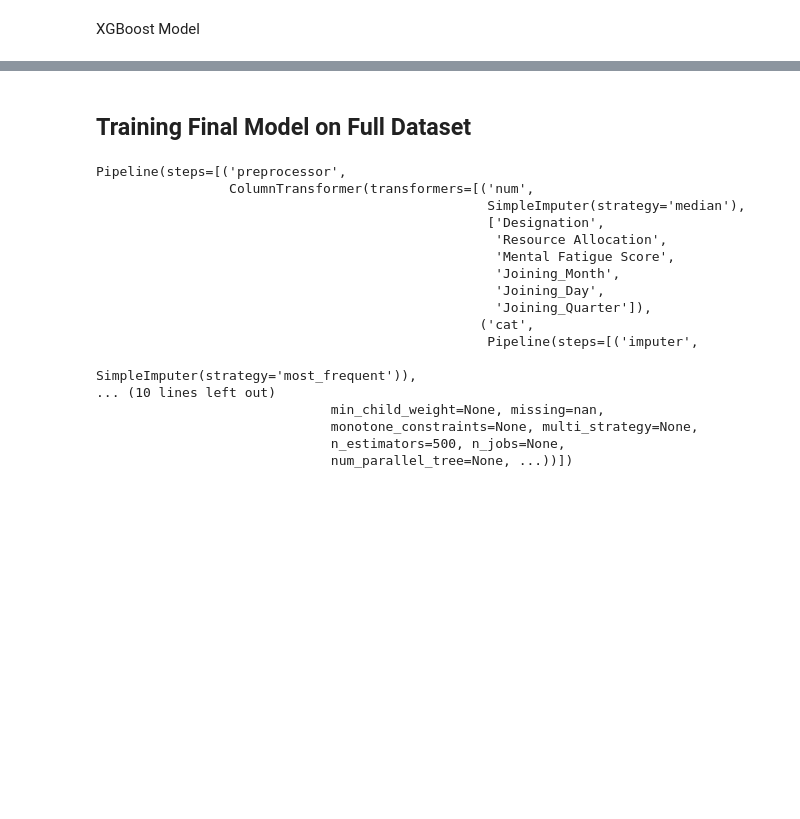
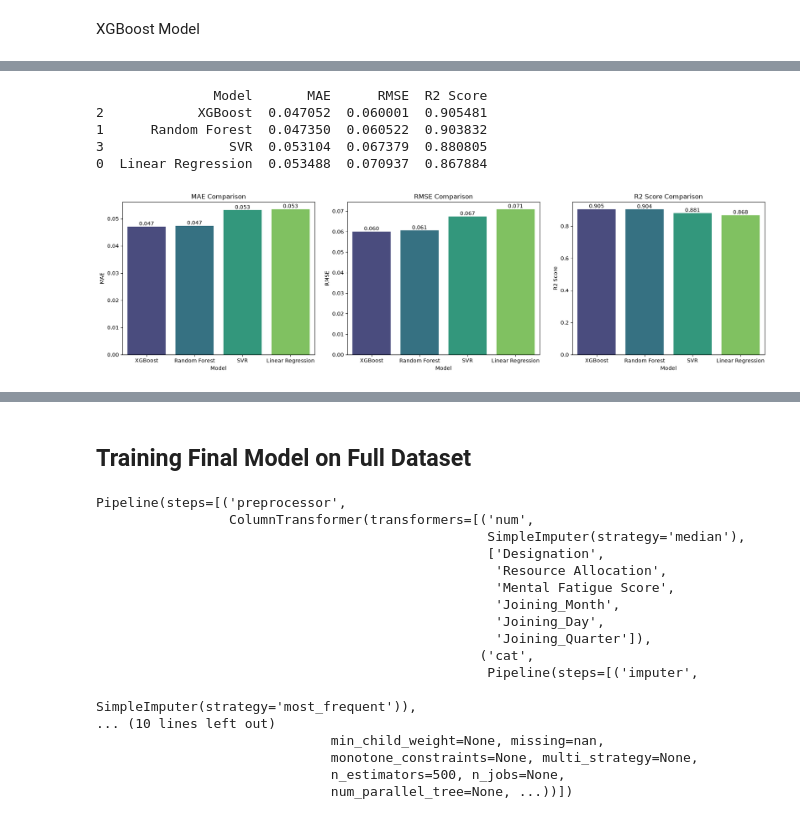
Before and after one commit to graceobonyo/Employee-Burn-out-Rate-Prediction, a Jupyter notebook: Burnoutrateanalysis.ipynb, the cells around one changed output, grey strips where cells are left out. Drawn from its saved outputs; the diff is of its cells as text; code cells hidden in the pictures; blank space fills up the shorter version.

```diff
--- a/Burnoutrateanalysis.ipynb
+++ b/Burnoutrateanalysis.ipynb
@@ -430,0 +681,65 @@ R2: 0.9023240211456011
+# %%
+# Evaluating the tuned models and compare their performance
+results = pd.DataFrame({
+    'Model': [
+        'Linear Regression',
+        'Random Forest',
+        'XGBoost',
+        'SVR'
+    ],
+    'MAE': [
+        mean_absolute_error(y_val, lr_preds),
+        mean_absolute_error(y_val, rf_preds),
+        mean_absolute_error(y_val, xgb_preds),
+        mean_absolute_error(y_val, svr_preds)
+    ],
+    'RMSE': [
+        np.sqrt(mean_squared_error(y_val, lr_preds)),
+        np.sqrt(mean_squared_error(y_val, rf_preds)),
+        np.sqrt(mean_squared_error(y_val, xgb_preds)),
+        np.sqrt(mean_squared_error(y_val, svr_preds))
+    ],
+    'R2 Score': [
+        r2_score(y_val, lr_preds),
+        r2_score(y_val, rf_preds),
+        r2_score(y_val, xgb_preds),
+        r2_score(y_val, svr_preds)
+    ]
+})
+
+results = results.sort_values(
+    by='R2 Score',
+    ascending=False
+)
+
+print(results)
+# %% [output]
+               Model       MAE      RMSE  R2 Score
+2            XGBoost  0.047052  0.060001  0.905481
+1      Random Forest  0.047350  0.060522  0.903832
+3                SVR  0.053104  0.067379  0.880805
+0  Linear Regression  0.053488  0.070937  0.867884
+# %%
+fig, axes = plt.subplots(1, 3, figsize=(18, 5))
+
+metrics = ['MAE', 'RMSE', 'R2 Score']
+
+for ax, metric in zip(axes, metrics):
+
+    sns.barplot(
+        data=results,
+        x='Model',
+        y=metric,
+        ax=ax,
+        palette='viridis'
+    )
+
+    for container in ax.containers:
+        ax.bar_label(container, fmt='%.3f')
+
+    ax.set_title(f'{metric} Comparison')
+
+plt.tight_layout()
+plt.show()
+# %% [output]
+[figure, added]
```
Also changed, not shown: parts of 52 cells of this notebook, 2 other files.
